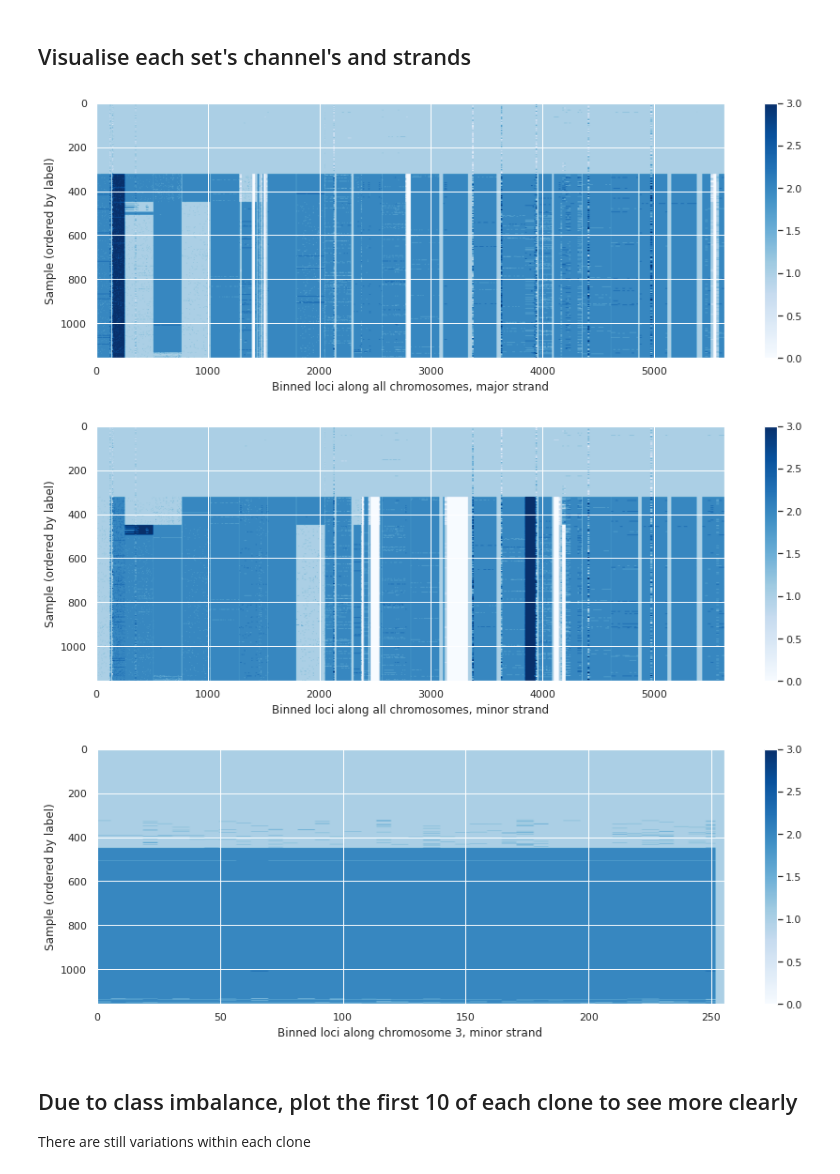
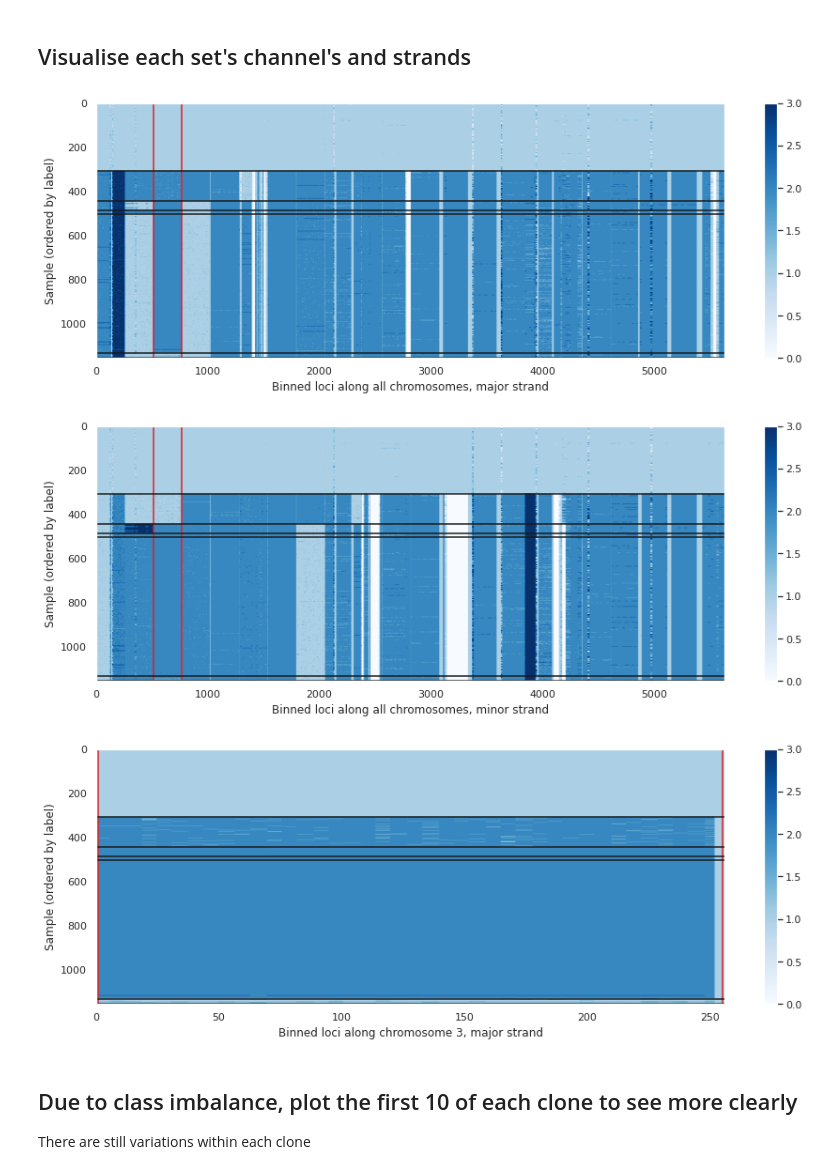
Before and after one commit to wiedersehne/WaveTransformer, a Jupyter notebook: experiments/clonal_structures/notebook/clonal_notebook.ipynb, the cells around one changed output. Drawn from its saved outputs; the diff is of its cells as text; code cells hidden in the pictures.

```diff
--- a/experiments/clonal_structures/notebook/clonal_notebook.ipynb
+++ b/experiments/clonal_structures/notebook/clonal_notebook.ipynb
@@ -40,15 +50,18 @@ for loader in [dm.train_dataloader(), dm.val_dataloader(), dm.test_dataloader()]
 # %%
 # Report counts and order labels
 label_order = []
+splits = []
 for data_set, data_split in zip(["Training set", "Validation set", "Test set"], data):
     print(f"\n{data_set}\n==================")
     print(f"{data_split['feature'].shape[0]} samples composed of")
 
+    split = [0.5]
     for lbl, cnt in zip(*np.unique(data_split['label'], return_counts=True)):
-        print(f"label {lbl} with count {cnt}")
+        split.append(cnt)
+        print(f"{cluster_names[lbl]} with count {cnt}")
+    splits.append(np.cumsum(split))
 
-    label_order.append(np.argsort(data_split["label"])
-)
+    label_order.append(np.argsort(data_split["label"]))
 # %% [output]
 Training set
 ==================
@@ -72,31 +85,45 @@ label 5 with count 3
 # %%
 subset = 0           # Training set = 0, Validation set = 1, Test set = 2
 
+# Individual channel and strand
+chromosome = 3       # 1,...,22
+strand = 1           # 1 or 2
+
 # Stacked channels
-for strand in range(1,3):
+for _strand in range(1,3):
     plt.figure(figsize=(15, 5))
-    tmp = data[subset]["feature"][label_order[subset], strand-1, :, :].reshape((-1, 22*256))
+    tmp = data[subset]["feature"][label_order[subset], _strand-1, :, :].reshape((-1, 22*256))
     plt.imshow(tmp, aspect='auto', cmap="Blues", vmin=0, vmax=3)
+    plt.axvline(x=(chromosome-1)*dm.W)
+    plt.axvline(x=(chromosome)*dm.W)
+    for split in splits[subset]:
+        plt.axhline(y=split, color='k', linestyle='-')
+    plt.ylim((splits[subset][-1], 0, ))
     plt.ylabel("Sample (ordered by label)")
-    plt.xlabel(f"Binned loci along all chromosomes, {'major' if strand == 1 else 'minor'} strand")
+    plt.xlabel(f"Binned loci along all chromosomes, {'major' if _strand == 1 else 'minor'} strand")
     plt.colorbar()
+    plt.grid(False)
     plt.show()
 
 
-# Individual channel and strand
-chromosome = 3          # 1,...,22
-strand = 2           # 1 or 2
 
 plt.figure(figsize=(15, 5))
 plt.imshow(data[subset]["feature"][label_order[subset], strand-1, chromosome-1, :], aspect='auto', cmap="Blues", vmin=0, vmax=3)
+plt.axvline(x=1)
+plt.axvline(x=dm.W-1)
+for split in splits[subset]:
+    plt.axhline(y=split, color='k', linestyle='-')
+plt.ylim((splits[subset][-1], 0, ))
 plt.ylabel("Sample (ordered by label)")
 plt.xlabel(f"Binned loci along chromosome {chromosome}, {'major' if strand == 1 else 'minor'} strand")
+plt.xlim((0,dm.W))
 plt.colorbar()
+plt.grid(False)
 plt.show()
 # %% [output]
-[figure, old version]
+[figure, new version]
-[figure, old version]
+[figure, new version]
-[figure, old version]
+[figure, new version]
 # %% [markdown]
 ## Due to class imbalance, plot the first 10 of each clone to see more clearly
 
```
Also changed, not shown: parts of 28 cells of this notebook, 52 other files.
